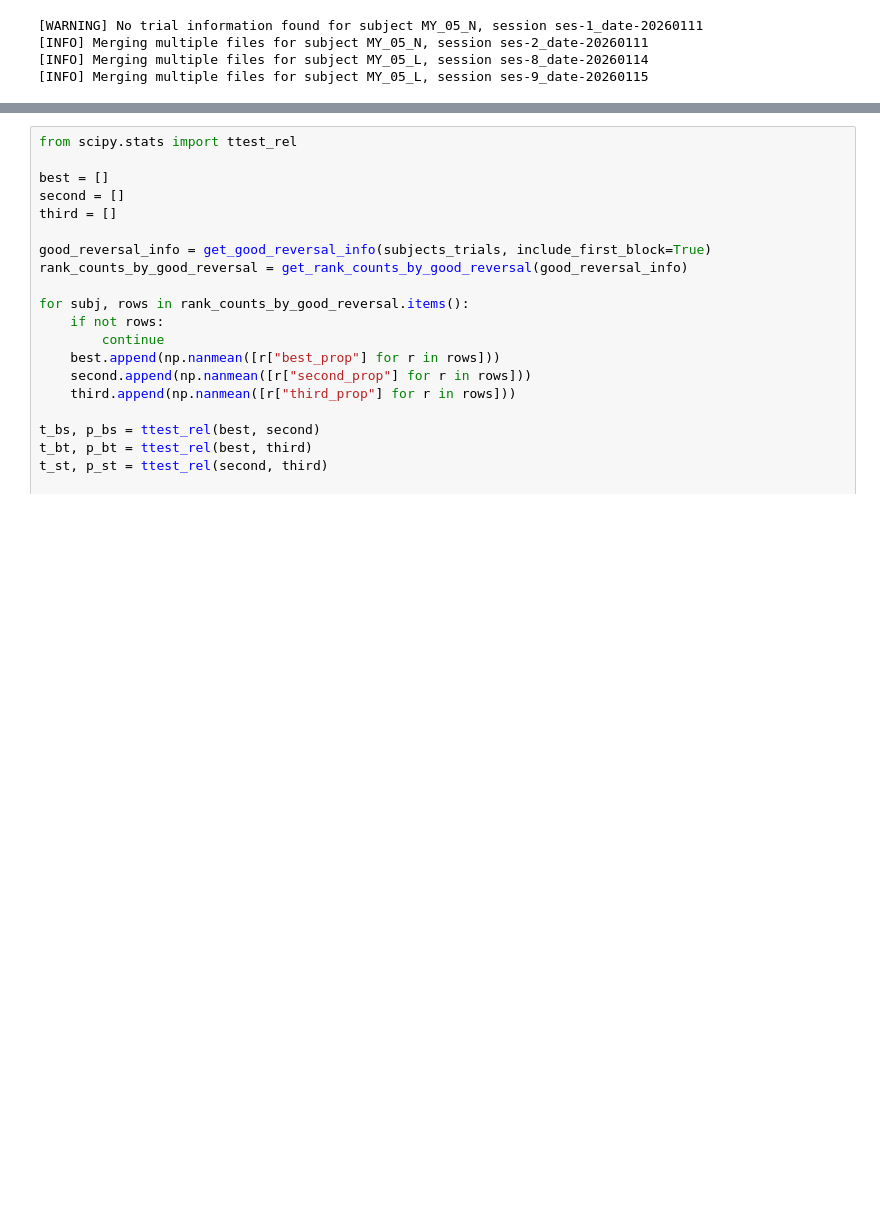
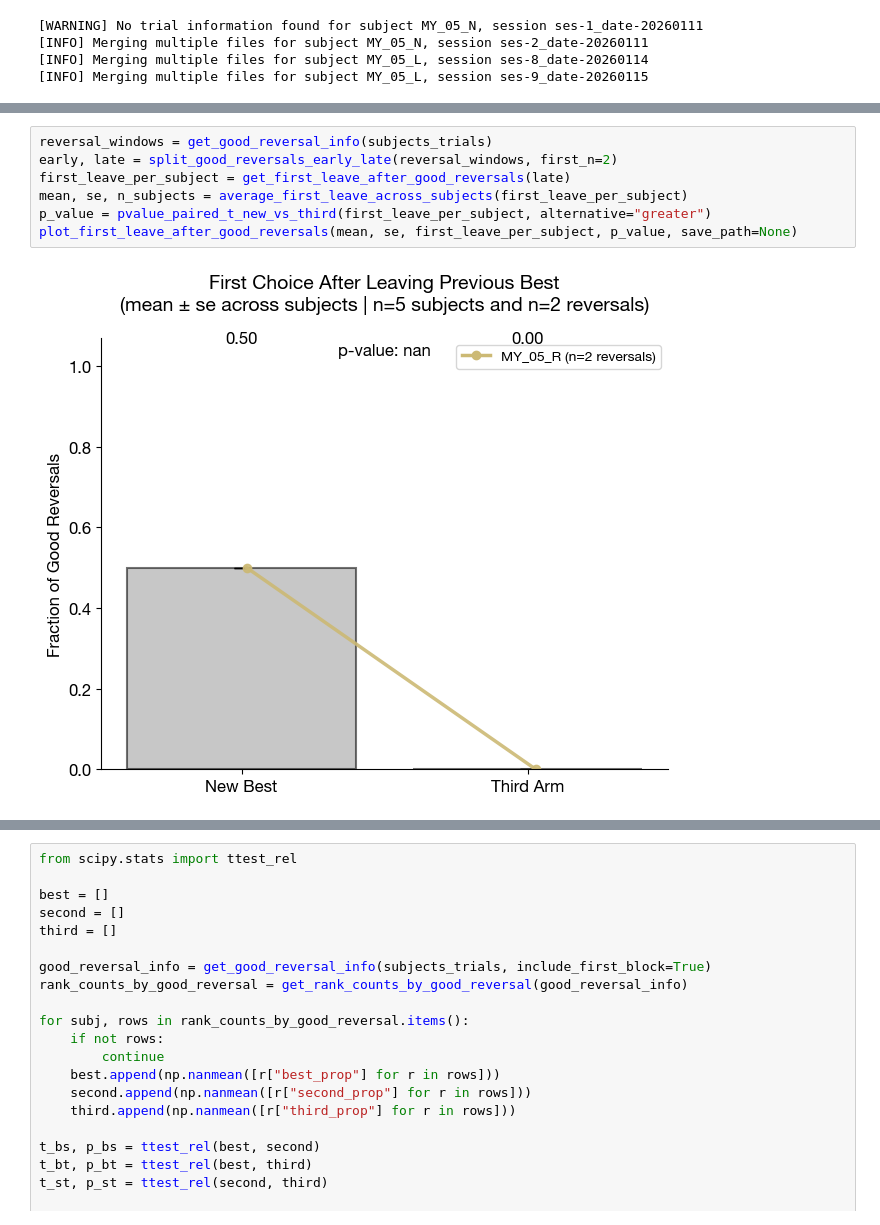
Before and after one commit to megyoung430/magnitude-bandit-analysis, a Jupyter notebook: scripts/testing_code.ipynb, the cells around one changed output, grey strips where cells are left out. Cells and saved outputs as stored; diff of their text form; blank space fills up the shorter version.

```diff
--- a/scripts/testing_code.ipynb
+++ b/scripts/testing_code.ipynb
@@ -35,0 +66,9 @@ subjects_trials = extract_trials(subjects_data)
+# %%
+reversal_windows = get_good_reversal_info(subjects_trials)
+early, late = split_good_reversals_early_late(reversal_windows, first_n=2)
+first_leave_per_subject = get_first_leave_after_good_reversals(late)
+mean, se, n_subjects = average_first_leave_across_subjects(first_leave_per_subject)
+p_value = pvalue_paired_t_new_vs_third(first_leave_per_subject, alternative="greater")
+plot_first_leave_after_good_reversals(mean, se, first_leave_per_subject, p_value, save_path=None)
+# %% [output]
+[figure, added]
```
Also changed, not shown: parts of 17 cells of this notebook, 6 other files.
